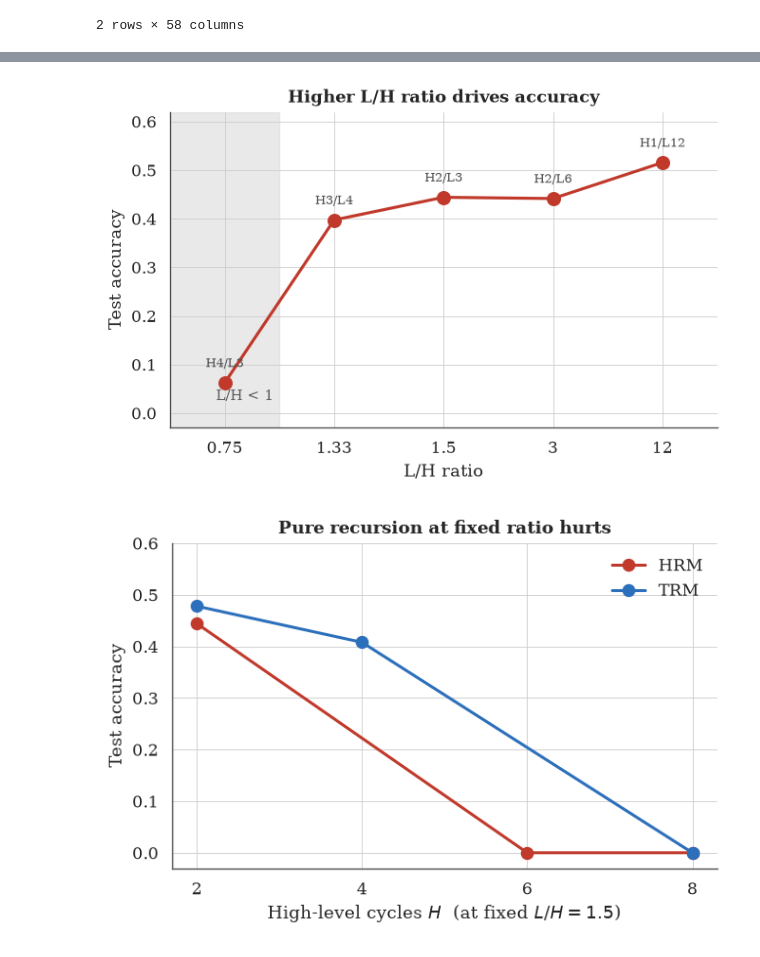
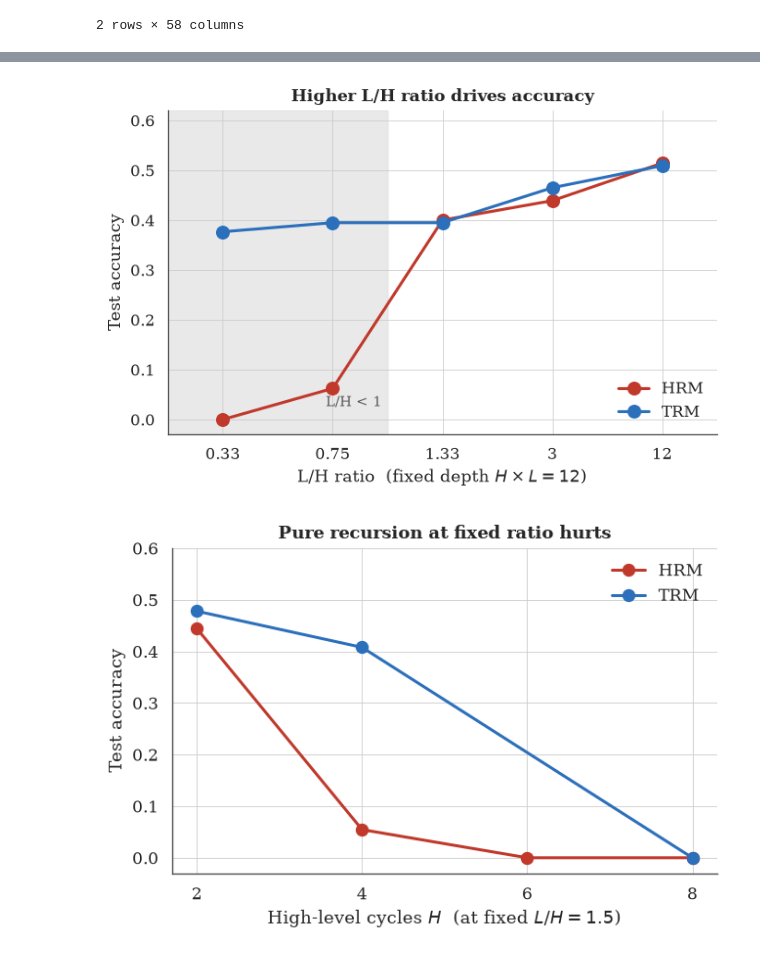
Before and after one commit to MariusAAROS/HRM-Text-for-Graphs, a Jupyter notebook: report/paper_results.ipynb, the cells around one changed output, grey strips where cells are left out. Cells and saved outputs as stored; diff of their text form; code cells hidden in the pictures.

```diff
--- a/report/paper_results.ipynb
+++ b/report/paper_results.ipynb
@@ -53,8 +53,19 @@ GRAPH_TASKS = [
     "Reachability", "ShortestPath", "TriangleCounting",
 ]
 # %%
-performance_data = pd.read_csv("data/results/performance_data.csv")
-ablation_data = pd.read_csv("data/results/ablation_data.csv")
+# The W&B export wraps each row in an extra layer of quotes (doubled inner quotes),
+# so a plain read_csv collapses everything into one column. Unwrap it first.
+def read_wandb_csv(path):
+    lines = [ln for ln in Path(path).read_text().splitlines() if ln]
+    unwrapped = [
+        ln[1:-1].replace('""', '"') if ln.startswith('"') and ln.endswith('"') else ln
+        for ln in lines
+    ]
+    return pd.read_csv(io.StringIO("\n".join(unwrapped)))
+
+
+performance_data = read_wandb_csv("data/results/performance_data.csv")
+ablation_data = read_wandb_csv("data/results/ablation_data.csv")
 # %%
 performance_data.head(2)
 # %% [output]
@@ -187,38 +223,41 @@ abl
 # %%
-# Axis 2 — ratio effect. Use the smallest-scale HRM run per ratio to isolate ratio
-# from total recurrence depth. Evenly-spaced categorical x-axis keeps close ratios legible.
-hrm = abl[abl["family"] == "HRM"]
-ratio_curve = (
-    hrm.sort_values("H")
-    .drop_duplicates(subset="ratio", keep="first")
-    .sort_values("ratio")
-    .reset_index(drop=True)
-)
-x = np.arange(len(ratio_curve))
+# Axis 2 — ratio effect for HRM and TRM. Hold the total recurrence depth H*L = 12 fixed
+# and vary only the L/H ratio. Evenly-spaced x keeps close ratios legible.
+def ratio_sweep(family):
+    sub = abl[(abl["family"] == family) & (abl["H"] * abl["L"] == 12)]
+    return sub.sort_values("ratio").reset_index(drop=True)
 
-fig, ax = plt.subplots(figsize=(6.2, 3.6))
-sub_one = ratio_curve["ratio"] < 1
-ax.axvspan(-0.5, sub_one.sum() - 0.5, color="0.88", alpha=0.7, zorder=0)
-ax.text(sub_one.sum() - 0.55, 0.02, "L/H < 1", fontsize=9, color="0.35", ha="right", va="bottom")
 
-ax.plot(x, ratio_curve["accuracy"], marker="o", color=ACCENT, markersize=8,
-        linewidth=1.9, zorder=3)
-for xi, r in zip(x, ratio_curve.itertuples()):
-    ax.annotate(f"H{r.H}/L{r.L}", (xi, r.accuracy), textcoords="offset points",
-                xytext=(0, 10), ha="center", fontsize=8, color="0.3")
+hrm_curve = ratio_sweep("HRM")
+trm_curve = ratio_sweep("TRM")
 
-ax.set_xticks(x)
-ax.set_xticklabels([f"{r:.2f}".rstrip("0").rstrip(".") for r in ratio_curve["ratio"]])
-ax.set_xlim(-0.5, len(x) - 0.5)
-ax.set_xlabel("L/H ratio")
+# Shared, ordered ratio axis across both families.
+ratios = sorted(set(hrm_curve["ratio"]) | set(trm_curve["ratio"]))
+pos = {r: i for i, r in enumerate(ratios)}
+
+fig, ax = plt.subplots(figsize=(6.4, 3.8))
+n_below = sum(r < 1 for r in ratios)
+ax.axvspan(-0.5, n_below - 0.5, color="0.88", alpha=0.7, zorder=0)
+ax.text(n_below - 0.55, 0.02, "L/H < 1", fontsize=9, color="0.35", ha="right", va="bottom")
+
+for curve, color, label in [(hrm_curve, ACCENT, "HRM"), (trm_curve, TRM_COLOR, "TRM")]:
+    xs = [pos[r] for r in curve["ratio"]]
+    ax.plot(xs, curve["accuracy"], marker="o", color=color, markersize=8,
+            linewidth=1.9, label=label, zorder=3)
+
+ax.set_xticks(range(len(ratios)))
+ax.set_xticklabels([f"{r:.2f}".rstrip("0").rstrip(".") for r in ratios])
+ax.set_xlim(-0.5, len(ratios) - 0.5)
+ax.set_xlabel("L/H ratio  (fixed depth $H \\times L = 12$)")
 ax.set_ylabel("Test accuracy")
 ax.set_ylim(-0.03, 0.62)
 ax.set_title("Higher L/H ratio drives accuracy")
+ax.legend(title="")
 sns.despine(ax=ax)
 save_fig(fig, "ablation_ratio")
 plt.show()
 # %% [output]
-[figure, old version]
+[figure, new version]
 # %%
 # Fixed-ratio scaling. Hold L/H = 1.5 and increase recurrence depth (H) for HRM and TRM.
 fixed = abl[np.isclose(abl["ratio"], 1.5)].sort_values(["family", "H"])
@@ -239,4 +278,4 @@ sns.despine(ax=ax)
 save_fig(fig, "ablation_fixed_ratio")
 plt.show()
 # %% [output]
-[figure, old version]
+[figure, new version]
```
Also changed, not shown: parts of 9 cells of this notebook, 12 other files.
